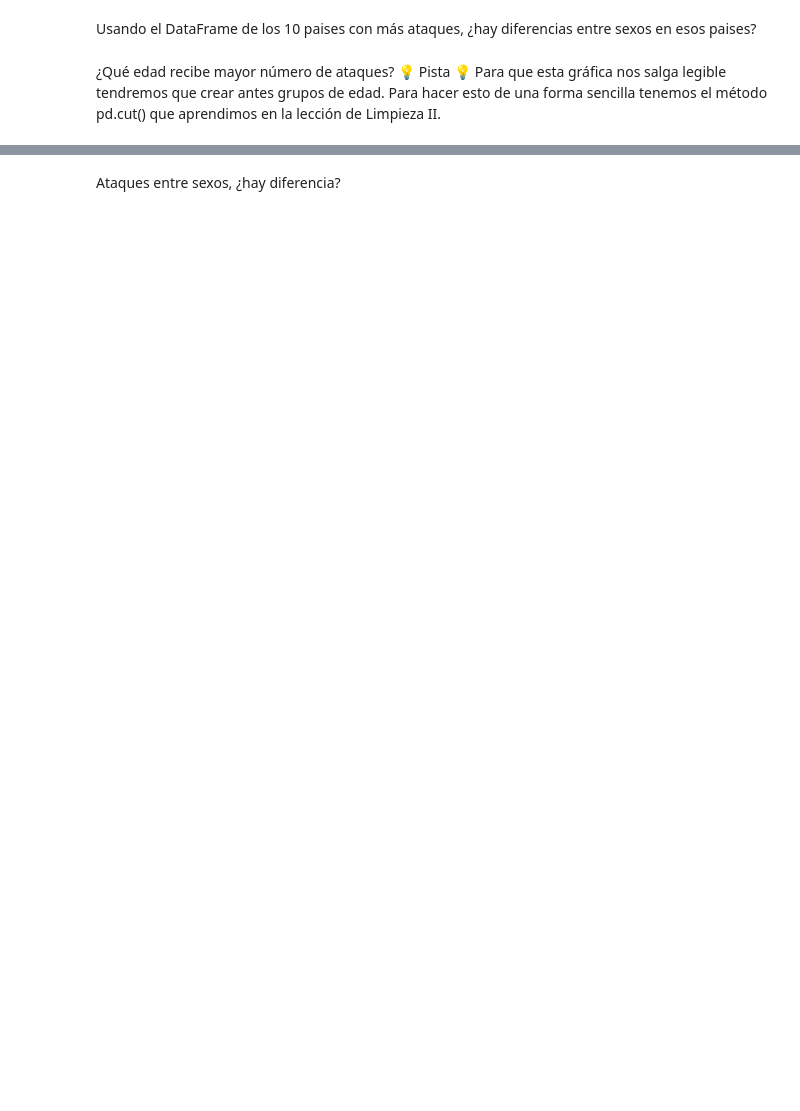
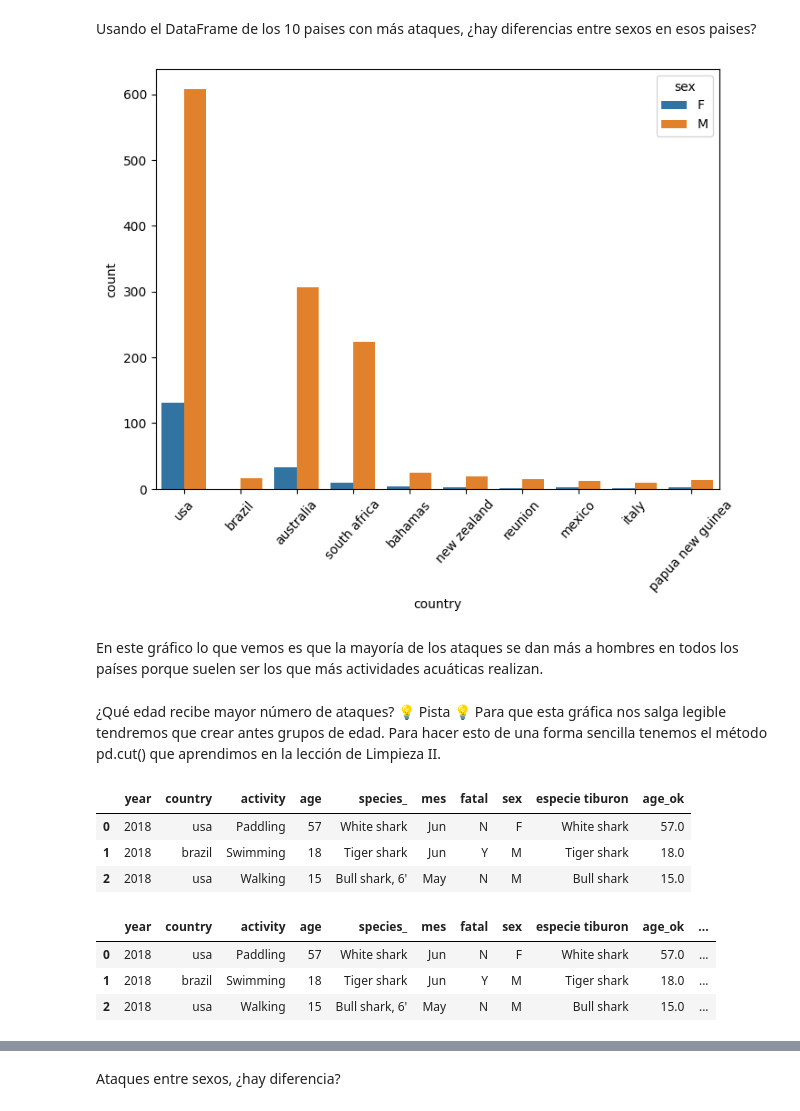
Before and after one commit to Adalab/DA-promo-c-modulo-2-sprint-2-Silvia-Pilar, a Jupyter notebook: EDA/Leccion-12-EDA-III-Analisis-Exploratorio-Grafico/EDA-III-Analisis-Exploratorio-Grafico.ipynb, the cells around one changed output, grey strips where cells are left out. Saved outputs shown, nothing was run; the diff lists cells and outputs as text; code cells hidden in the pictures; blank space fills up the shorter version.

```diff
--- a/EDA/Leccion-12-EDA-III-Analisis-Exploratorio-Grafico/EDA-III-Analisis-Exploratorio-Grafico.ipynb
+++ b/EDA/Leccion-12-EDA-III-Analisis-Exploratorio-Grafico/EDA-III-Analisis-Exploratorio-Grafico.ipynb
@@ -74,4 +127,18 @@ En el ejercicio de hoy tendremos que contestar a las siguientes preguntas:
 # %% [markdown]
 Usando el DataFrame de los 10 paises con más ataques, ¿hay diferencias entre sexos en esos paises?
+# %%
+sns.countplot(data=df_paises, x="country", hue="sex")
+plt.xticks(rotation=48);
+# %% [output]
+[figure, added]
+# %% [markdown]
+En este gráfico lo que vemos es que la mayoría de los ataques se dan más a hombres en todos los países porque suelen ser los que más actividades acuáticas realizan.
 # %% [markdown]
 ¿Qué edad recibe mayor número de ataques? 💡 Pista 💡 Para que esta gráfica nos salga legible tendremos que crear antes grupos de edad. Para hacer esto de una forma sencilla tenemos el método pd.cut() que aprendimos en la lección de Limpieza II.
+# %%
+df_paises.head(3)
+# %% [output]
+|  | year | country | activity | age | species_ | mes | fatal | sex | especie tiburon | age_ok |
+| 0 | 2018 | usa | Paddling | 57 | White shark | Jun | N | F | White shark | 57.0 |
+| 1 | 2018 | brazil | Swimming | 18 | Tiger shark | Jun | Y | M | Tiger shark | 18.0 |
+| 2 | 2018 | usa | Walking | 15 | Bull shark, 6' | May | N | M | Bull shark | 15.0 |
@@ -77,0 +147,7 @@ Usando el DataFrame de los 10 paises con más ataques, ¿hay diferencias entre s
+# %%
+df_paises.head(3)
+# %% [output]
+|  | year | country | activity | age | species_ | mes | fatal | sex | especie tiburon | age_ok | ... |
+| 0 | 2018 | usa | Paddling | 57 | White shark | Jun | N | F | White shark | 57.0 | ... |
+| 1 | 2018 | brazil | Swimming | 18 | Tiger shark | Jun | Y | M | Tiger shark | 18.0 | ... |
+| 2 | 2018 | usa | Walking | 15 | Bull shark, 6' | May | N | M | Bull shark | 15.0 | ... |
```
Also changed, not shown: parts of 27 cells of this notebook, 1 other file.
